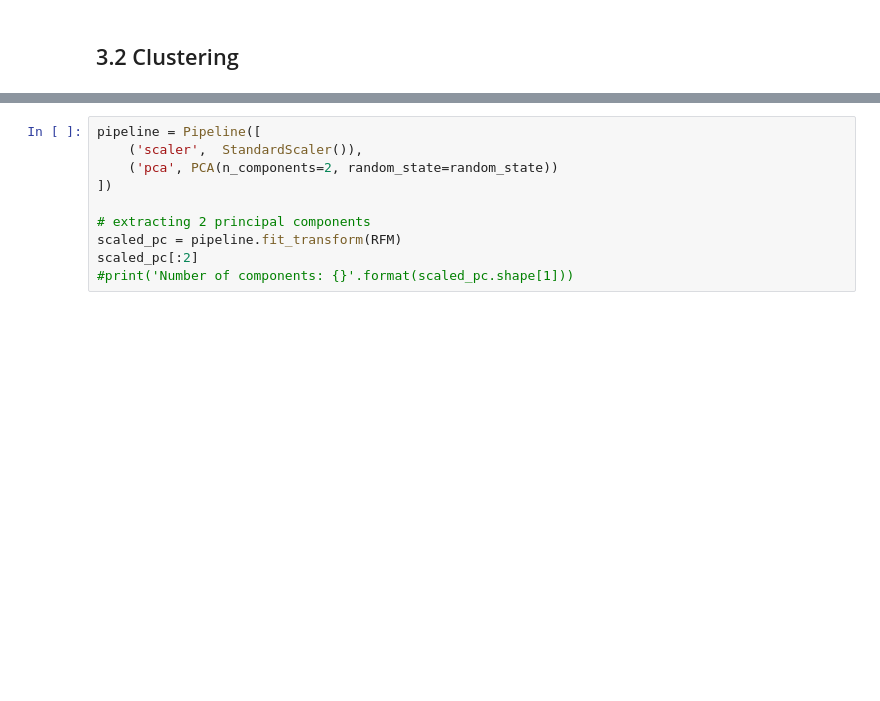
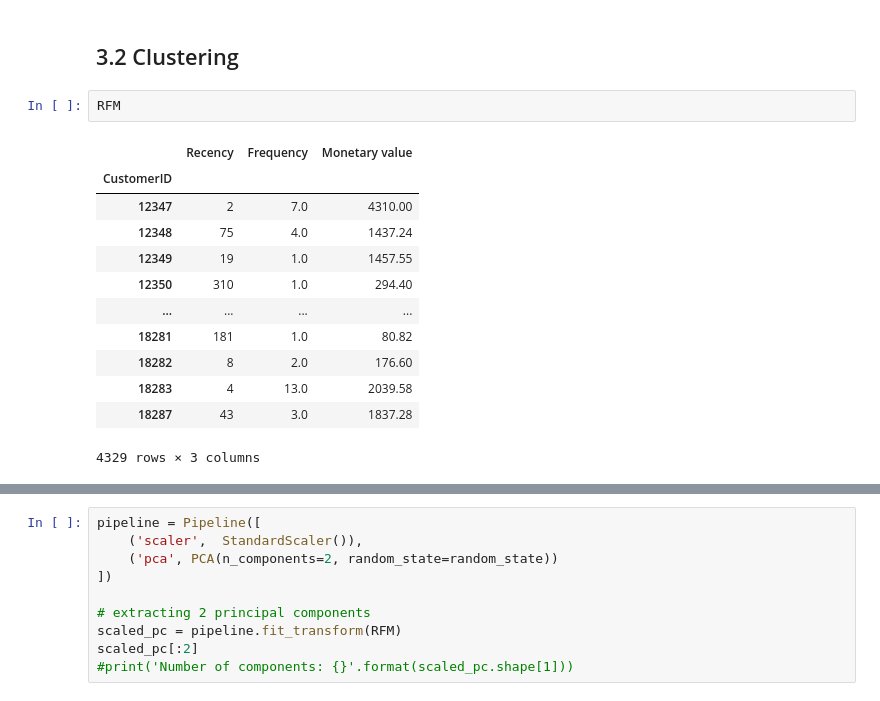
Before and after one commit to Alex1iv/web_shop_customers_segmentation, a Jupyter notebook: notebooks/webshop_segmentation.ipynb, the cells around one changed output, grey strips where cells are left out. Saved outputs shown, nothing was run; the diff lists cells and outputs as text; blank space fills up the shorter version.

```diff
--- a/notebooks/webshop_segmentation.ipynb
+++ b/notebooks/webshop_segmentation.ipynb
@@ -612,3 +612,18 @@ fig.show()
 #fig.write_image(os.path.join(path_figures, f'fig_{plot_counter}.png'))
 # %% [markdown]
 ## 3.2 Clustering
+# %%
+RFM
+# %% [output]
+|  | Recency | Frequency | Monetary value |
+| CustomerID |  |  |  |
+| 12347 | 2 | 7.0 | 4310.00 |
+| 12348 | 75 | 4.0 | 1437.24 |
+| 12349 | 19 | 1.0 | 1457.55 |
+| 12350 | 310 | 1.0 | 294.40 |
+| ... | ... | ... | ... |
+| 18281 | 181 | 1.0 | 80.82 |
+| 18282 | 8 | 2.0 | 176.60 |
+| 18283 | 4 | 13.0 | 2039.58 |
+| 18287 | 43 | 3.0 | 1837.28 |
+4329 rows × 3 columns
```
Also changed, not shown: parts of 11 cells of this notebook, 1 other file.
